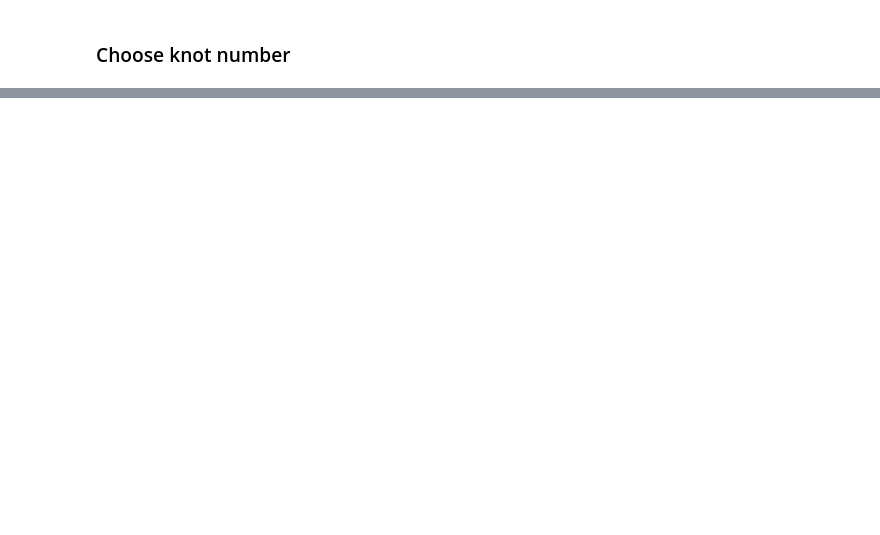
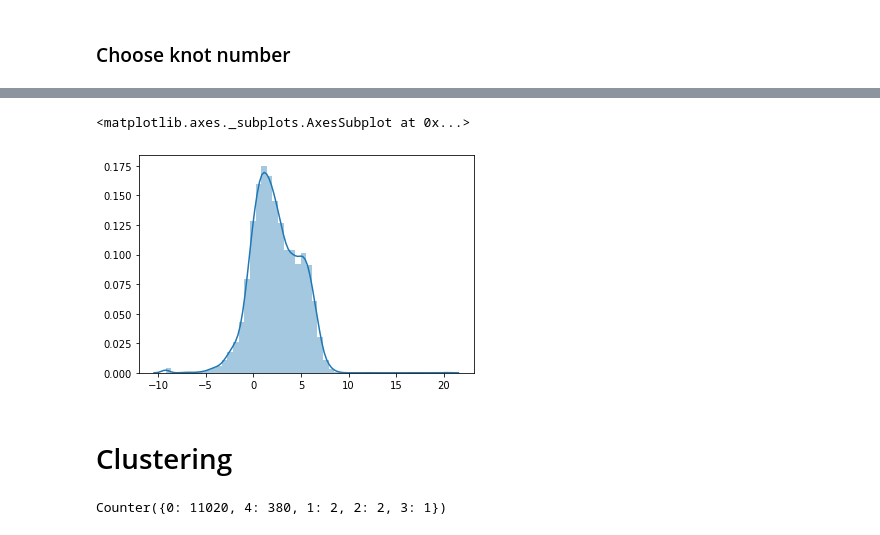
Before and after one commit to Bin0212/BallastClustering, a Jupyter notebook: code/clustering_force_only.ipynb, the cells around one changed output, grey strips where cells are left out. Saved outputs shown, nothing was run; the diff lists cells and outputs as text; code cells hidden in the pictures; blank space fills up the shorter version.

Commit message:
start clustering

```diff
--- a/code/clustering_force_only.ipynb
+++ b/code/clustering_force_only.ipynb
@@ -122,0 +186,10 @@ print(group)
+# %%
+knot_num = 20
+knots = np.linspace(total_time * 1/(knot_num + 1), total_time * knot_num / (knot_num + 1), num = knot_num)
+
+spline_coef = data.iloc[:,4:].apply(lambda x: get_spline_coef(x, knots), axis=1)
+spline_coef_reshape = np.concatenate(spline_coef).reshape(-1,28)
+spline_coef_reshape = pd.DataFrame(spline_coef_reshape)
+
+spline_coef_reshape.insert(0, "part_num", data["part_num"])
+spline_coef_reshape.head(11)
@@ -122,0 +212,35 @@ print(group)
+# %%
+%matplotlib inline
+
+# get a intuition of data distributions
+sns.distplot(pd.DataFrame(np.log(np.abs(spline_coef_reshape.iloc[:,3])+0.0001)))
+# np.log((spline_coef_reshape.iloc[:,3]))
+# %% [output]
+<matplotlib.axes._subplots.AxesSubplot at 0x...>
+[figure, added]
+# %% [markdown]
+# Clustering
+# %%
+import visualization_util as vs
+
+reload(vs)
+
+spline_data = pd.read_csv('spline_coefficients.csv')
+spline_data = preprocess(spline_data)
+# unsuperised kmeans clustering
+# kmeans = cluster.KMeans(n_clusters = 5, n_init = 10, random_state = 0).fit(np.log(np.abs(spline_data.iloc[:,4:25])+0.0001))
+kmeans = cluster.KMeans(n_clusters = 5, n_init = 10, random_state = 0).fit(spline_data.iloc[:,4:25])
+
+# check clustering distribution
+print(Counter(kmeans.labels_))
+
+# # saving labels to csv file
+tmp = [spline_data.iloc[idx,0] for idx, label in enumerate(kmeans.labels_) if label == 4]
+# label = pd.DataFrame({'part_num':spline_data["part_num"],'label':kmeans.labels_})
+label = pd.DataFrame({'part_num':tmp,'label':[4]*len(tmp)})
+label.to_csv('labels_force_locs.csv',header=True, index=False)
+
+# # # visualization
+vs.plot('labels_force_locs.csv', 'LackofCenterSup.v3d','library.vlb')
+# %% [output]
+Counter({0: 11020, 4: 380, 1: 2, 2: 2, 3: 1})
```
Also changed, not shown: parts of 11 cells of this notebook.
